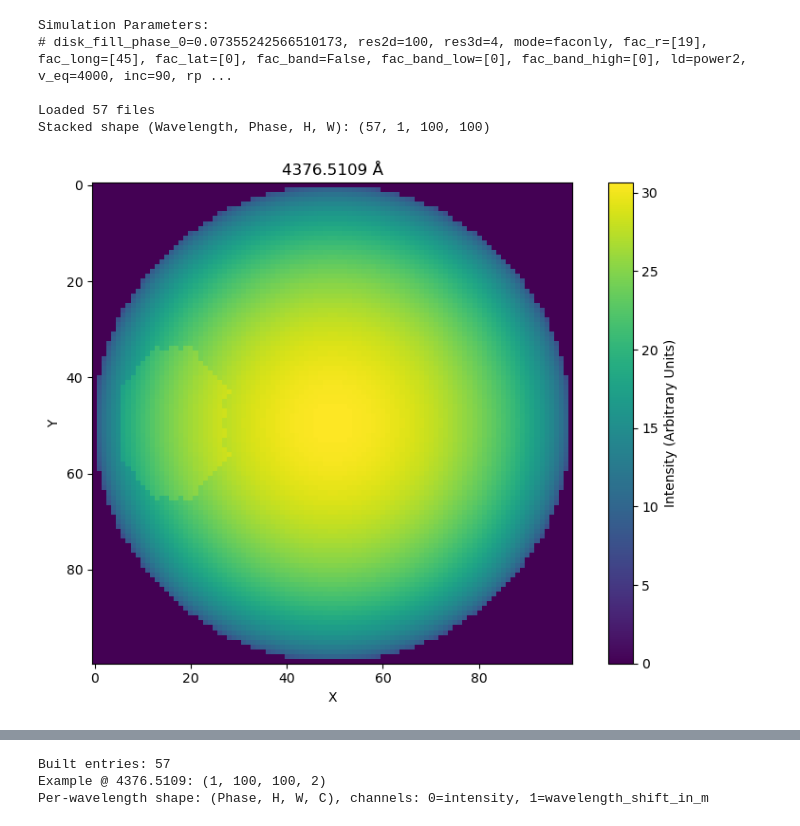
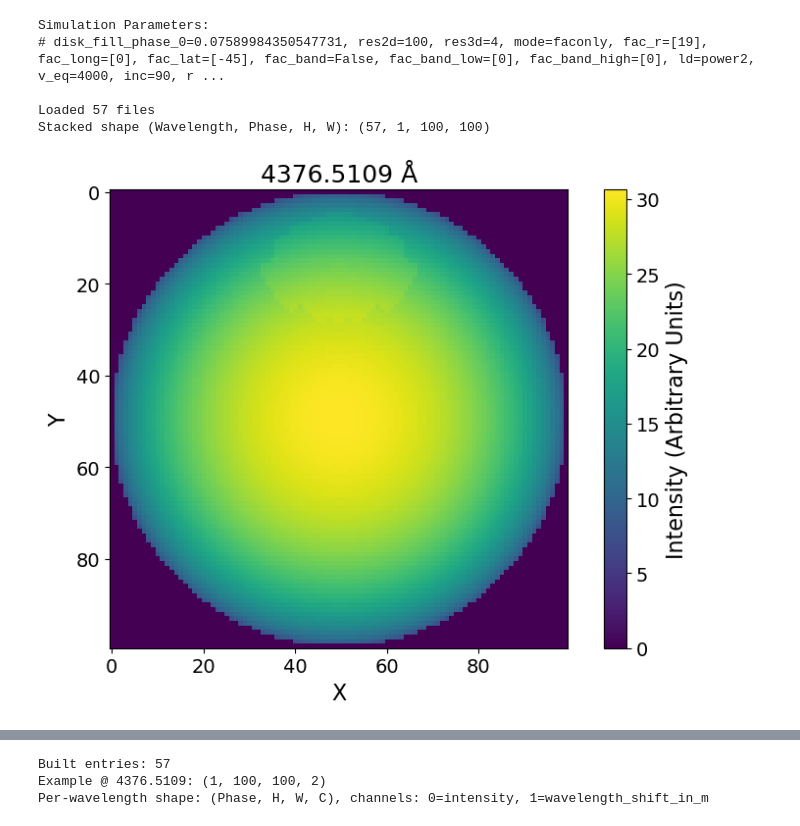
Before and after one commit to danayaptangco/actress, a Jupyter notebook: actress/outputs/full_disks_and_wavelength_shifts/1_analyze_disks.ipynb, the cells around one changed output, grey strips where cells are left out. Cells and saved outputs as stored; diff of their text form; code cells hidden in the pictures.

```diff
--- a/actress/outputs/full_disks_and_wavelength_shifts/1_analyze_disks.ipynb
+++ b/actress/outputs/full_disks_and_wavelength_shifts/1_analyze_disks.ipynb
@@ -5,7 +5,7 @@ from pathlib import Path
 import re
 
 
-directory = './1_4376.5109_4377.4913_fac_lat0_long45_r19_v4000/'
+directory = './1_100G_4376.5109_4377.4913_fac_lat-45_long0_r19_v4000/'
 
 #band
 #directory = './1_4376.5109_4377.4913_band_lat45_90_v4000'
@@ -46,35 +46,35 @@ print(f"Loaded {len(intensity_maps)} files")
 # Optional: stack to one array if all shapes are identical
 shapes = {arr.shape for arr in intensity_maps.values()}
 if len(shapes) == 1:
     wavelengths = np.array(sorted(intensity_maps.keys()))
     all_intensity_maps = np.stack([intensity_maps[wl] for wl in wavelengths], axis=0)
     # all_intensity_maps shape: (num_wavelengths, num_phases, H, W)
     print("Stacked shape (Wavelength, Phase, H, W):", all_intensity_maps.shape)
 else:
     print("Shapes differ across files; kept as dictionary in 'intensity_maps'.")
 
 
 # Quick plot for one wavelength (first one) and one phase (idx=0)
 plot_wl = sorted(intensity_maps.keys())[0]
 idx = 0
 
 plt.figure(figsize=(8, 6))
 img_data = intensity_maps[plot_wl][idx]
 im = plt.imshow(img_data, cmap='viridis')
 plt.title(f'{plot_wl} Å')
 plt.xlabel('X')
 plt.ylabel('Y')
 plt.colorbar(im, label='Intensity (Arbitrary Units)')
 plt.tight_layout()
 plt.savefig('intensity_map_single.png', dpi=300, bbox_inches='tight')
 plt.show()
 # %% [output]
 Simulation Parameters:
-# disk_fill_phase_0=0.07355242566510173, res2d=100, res3d=4, mode=faconly, fac_r=[19], fac_long=[45], fac_lat=[0], fac_band=False, fac_band_low=[0], fac_band_high=[0], ld=power2, v_eq=4000, inc=90, rp ...
+# disk_fill_phase_0=0.07589984350547731, res2d=100, res3d=4, mode=faconly, fac_r=[19], fac_long=[0], fac_lat=[-45], fac_band=False, fac_band_low=[0], fac_band_high=[0], ld=power2, v_eq=4000, inc=90, r ...
 
 Loaded 57 files
 Stacked shape (Wavelength, Phase, H, W): (57, 1, 100, 100)
-[figure, old version]
+[figure, new version]
 # %%
 import numpy as np
 import matplotlib.pyplot as plt
```
Also changed, not shown: parts of 6 cells of this notebook, 2 other files.
